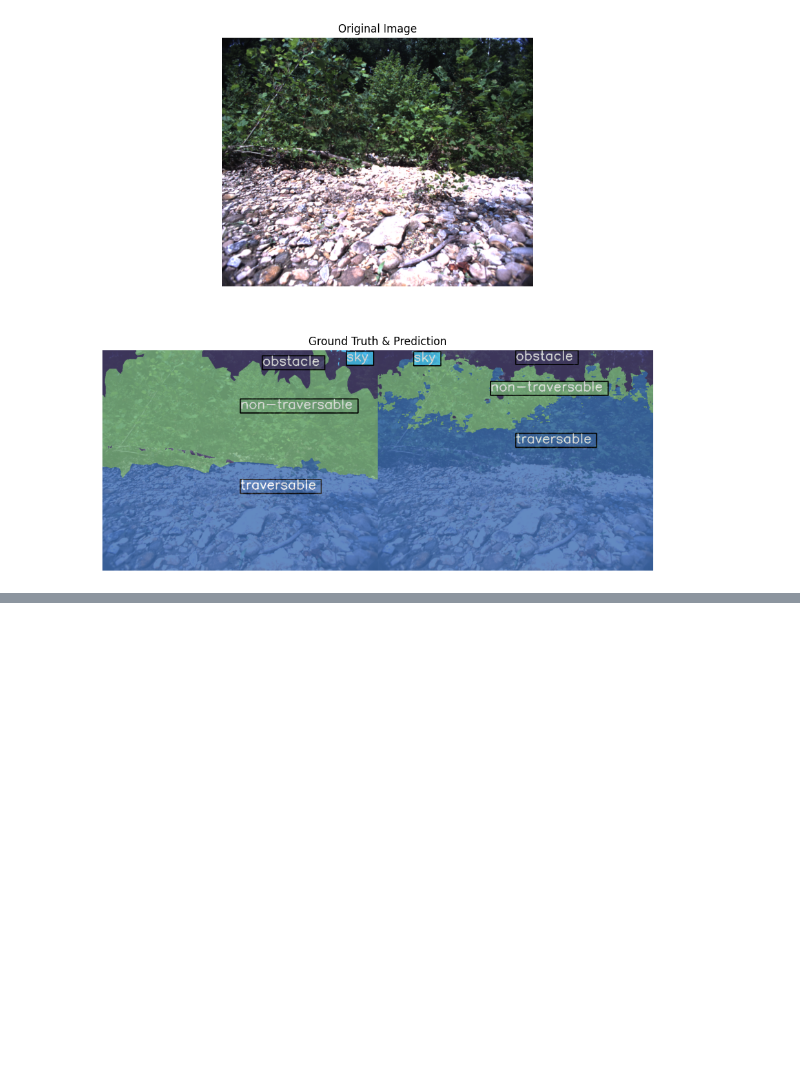
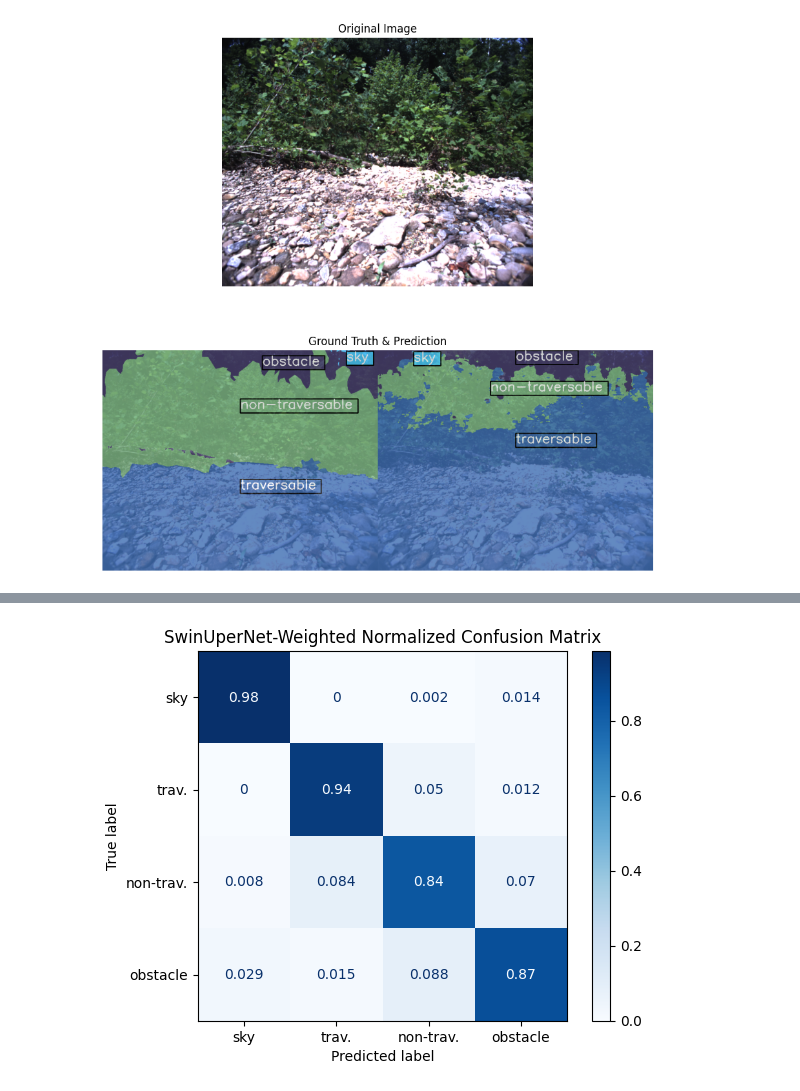
Before and after one commit to NoelVar/Transformer-Based-Terrain-Perception-for-Off-Road-Environments, a Jupyter notebook: notebooks/model_evaluation/03_rugdrellis_deeplabv3_8000.ipynb, the cells around one changed output, grey strips where cells are left out. Cells and saved outputs as stored; diff of their text form; code cells hidden in the pictures; blank space fills up the shorter version.

```diff
--- a/notebooks/model_evaluation/03_rugdrellis_deeplabv3_8000.ipynb
+++ b/notebooks/model_evaluation/03_rugdrellis_deeplabv3_8000.ipynb
@@ -28,0 +83,16 @@ plt.show()
+# %%
+cm = np.array([
+    [0.985, 0, 0.002, 0.014],
+    [0, 0.938, 0.05,  0.012],
+    [0.008, 0.084, 0.838, 0.07],
+    [0.029, 0.015, 0.088, 0.868]
+])
+
+disp = ConfusionMatrixDisplay(confusion_matrix=cm, display_labels=classes)
+disp.plot(
+    cmap=plt.cm.Blues
+)
+plt.title('SwinUperNet-Weighted Normalized Confusion Matrix')
+plt.show()
+# %% [output]
+[figure, added]
```
Also changed, not shown: parts of 3 cells of this notebook, 2 other files.
